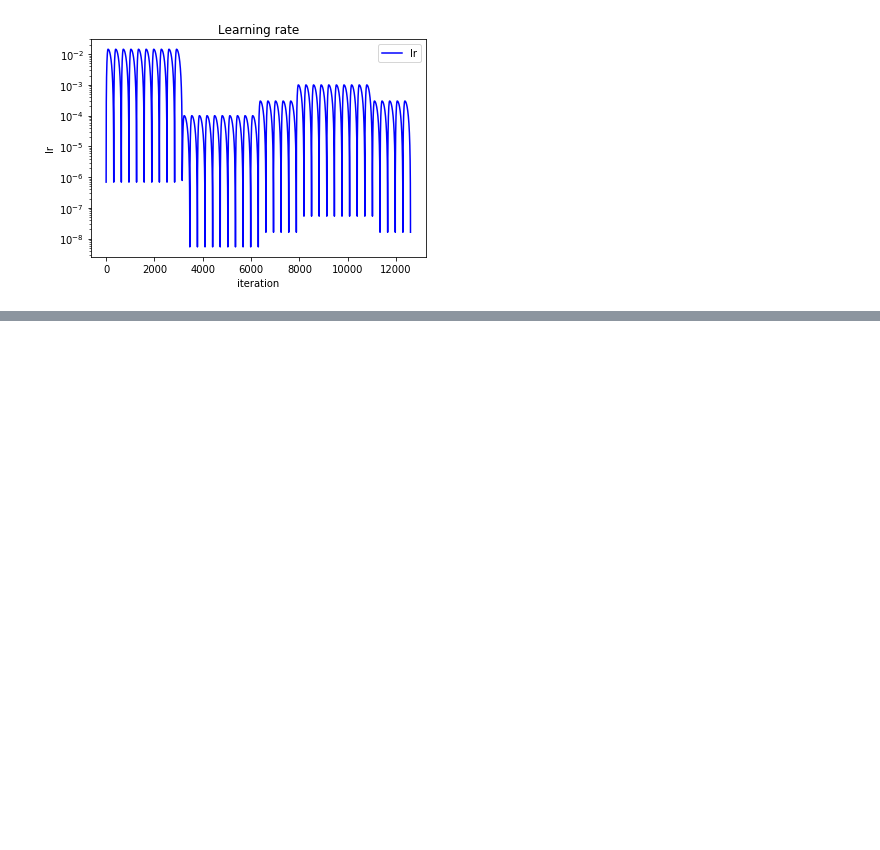
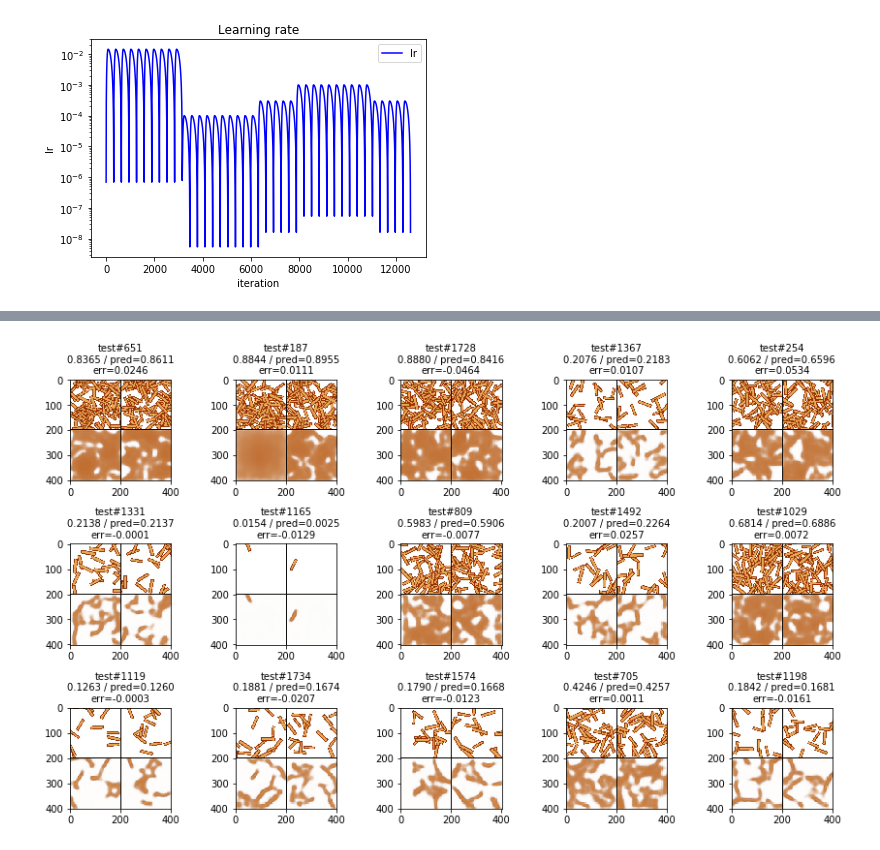
Before and after one commit to akihikoy/ay_test, a Jupyter notebook: python/torch/cnn_sqptn1r_1.ipynb, the cells around one changed output, grey strips where cells are left out. Cells and saved outputs as stored; diff of their text form; code cells hidden in the pictures; blank space fills up the shorter version.

```diff
--- a/python/torch/cnn_sqptn1r_1.ipynb
+++ b/python/torch/cnn_sqptn1r_1.ipynb
@@ -439,0 +445,11 @@ i_epoch loss(train)     loss(test)      metric(test)    time
+# %%
+# d= dset_train
+d= dset_test
+idxes= np.random.permutation(len(d))[:15]
+imgs,imgsr= [d[i][0] for i in idxes], [d[i][1] for i in idxes]
+pred_y,pred_x1,pred_x2,pred_h1,pred_h2= Eval(net,(imgs,imgsr),device=device)
+pred_y,pred_x1,pred_x2= pred_y.cpu(),torch.clamp(pred_x1.cpu(),0,1),torch.clamp(pred_x2.cpu(),0,1)
+labels= [f'test#{i}\n{d[i][2].item():.4f} / pred={lp.item():.4f}\nerr={lp.item()-d[i][2].item():.4f}' for i,lp in zip(idxes,pred_y)]
+PlotImgGrid([VStackImages(HStackImages(img,imgr),HStackImages(x1,x2)) for img,imgr,x1,x2 in zip(imgs,imgsr,pred_x1,pred_x2)], labels)
+# %% [output]
+[figure, added]
```
Also changed, not shown: parts of 8 cells of this notebook, 2 other files.
